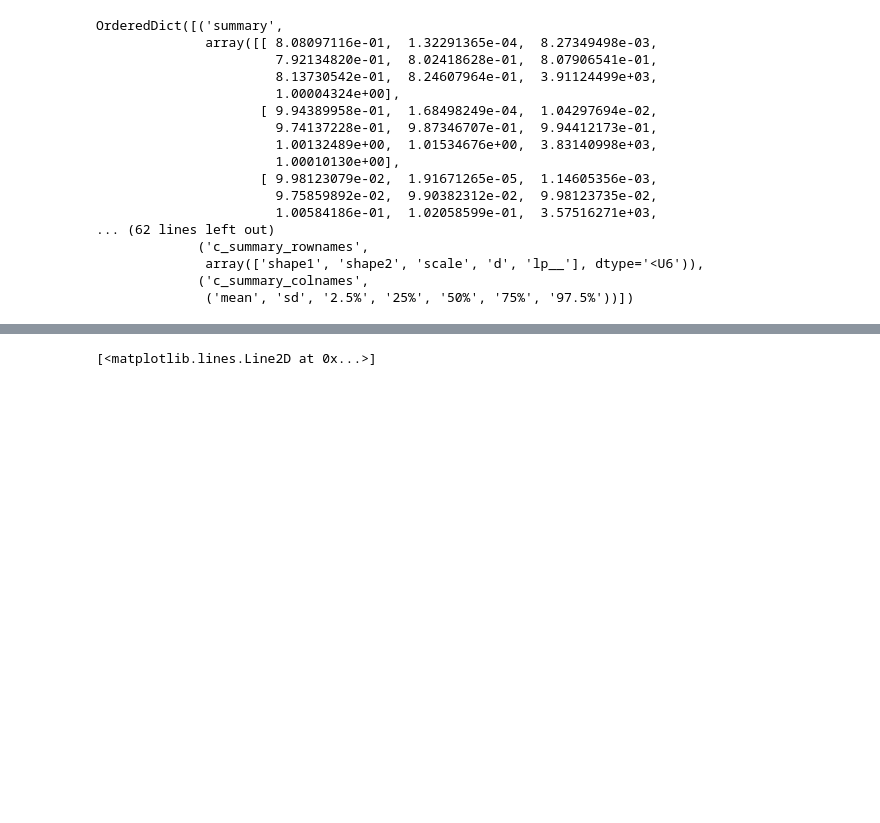
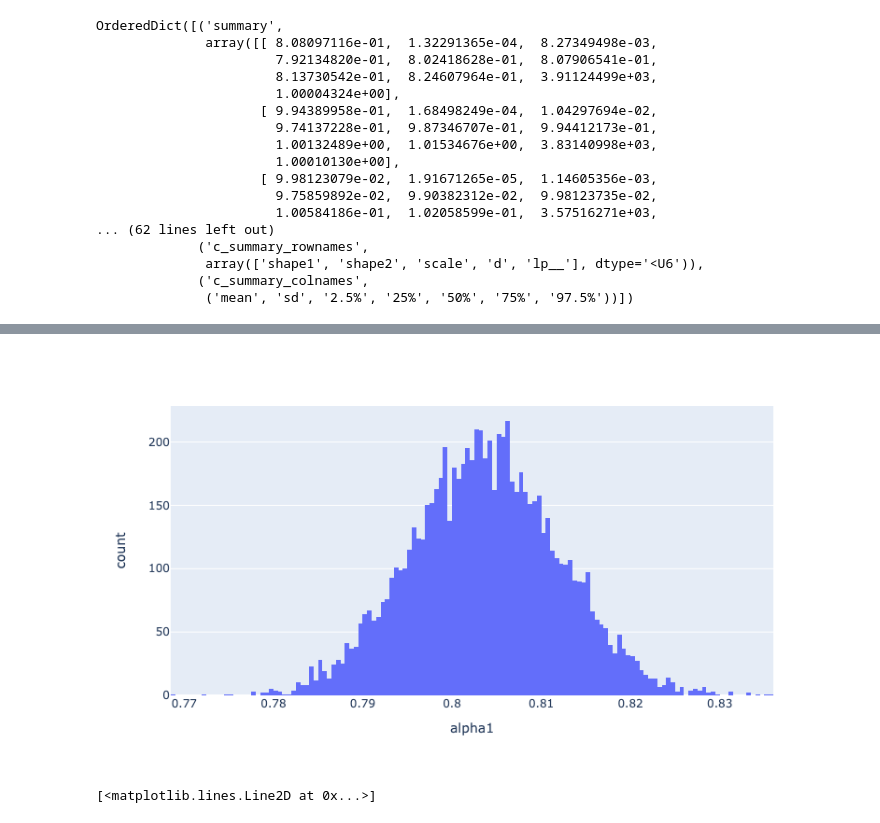
Before and after one commit to HuangKY/DataScience, a Jupyter notebook: PyStan/pystan_tutorial.ipynb, the cells around one changed output, grey strips where cells are left out. Cells and saved outputs as stored; diff of their text form; code cells hidden in the pictures; blank space fills up the shorter version.

Commit message:
plotly graph

```diff
--- a/PyStan/pystan_tutorial.ipynb
+++ b/PyStan/pystan_tutorial.ipynb
@@ -243,3 +244,7 @@ sns.distplot(shape1)
+# %%
+px.histogram(x=shape1, labels={"x":"alpha1"})
+# %% [output]
+[figure, added]
 # %%
 plt.plot(a['shape1'])
 # %% [output]
```
Also changed, not shown: parts of 10 cells of this notebook.
